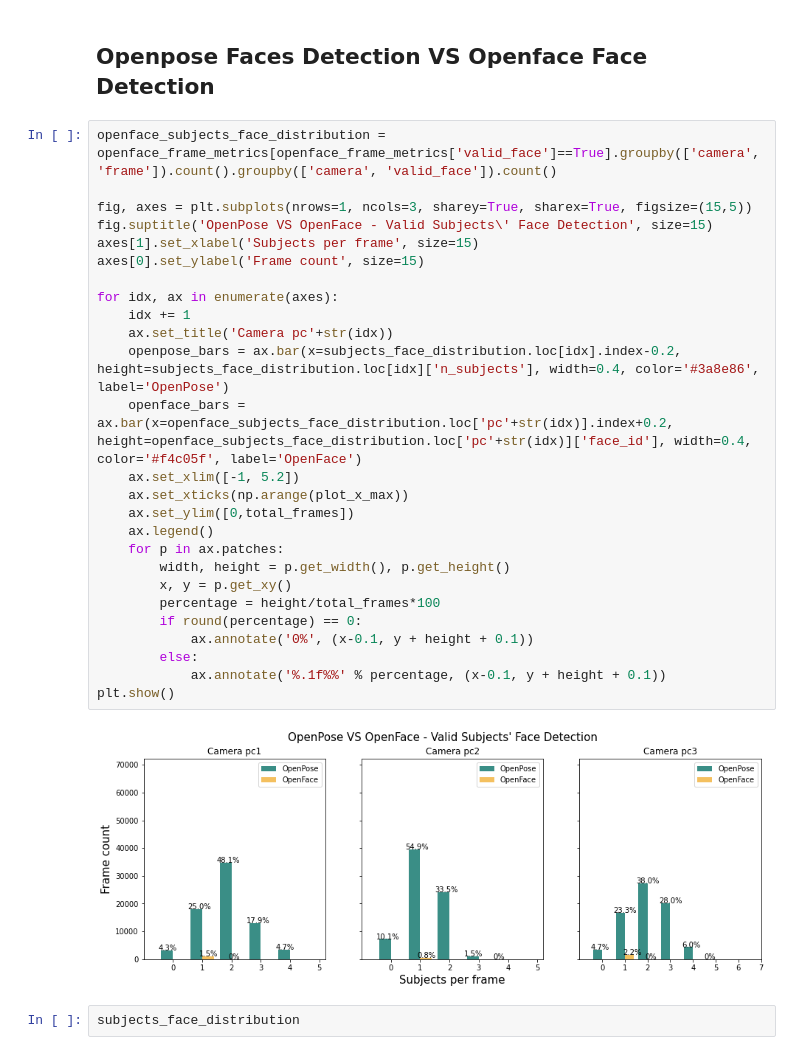
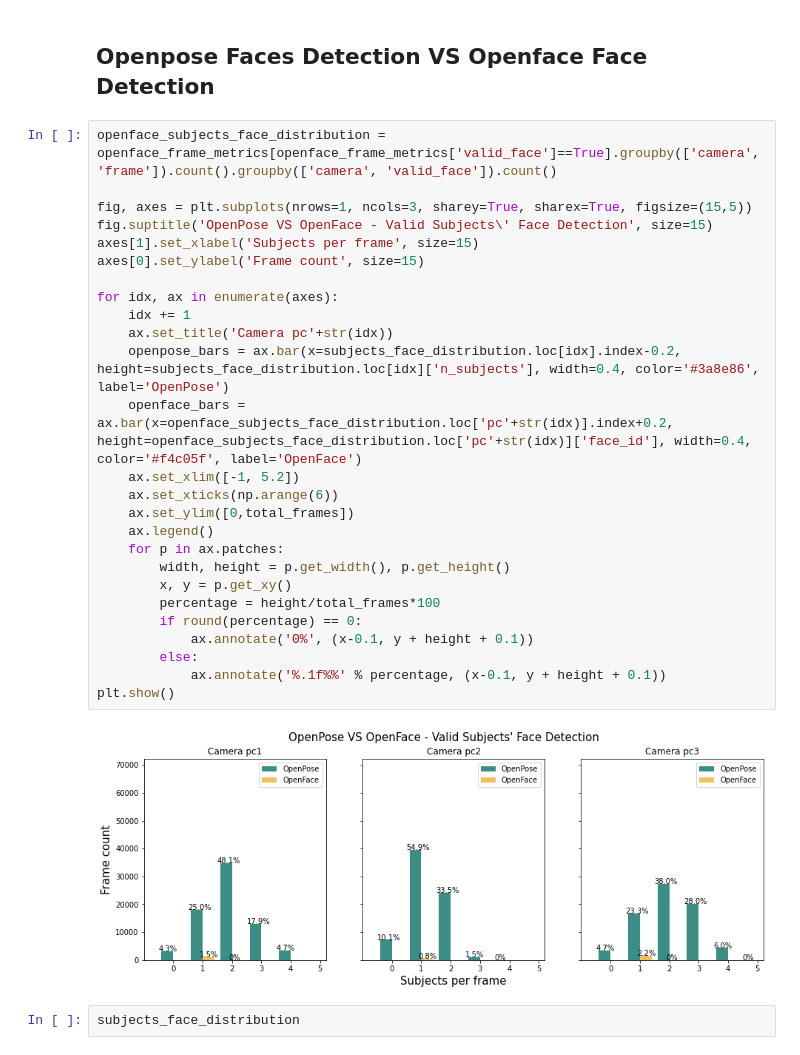
Before and after one commit to fraza0/nonverbal_communication_analysis, a Jupyter notebook: nonverbal_communication_analysis/m_StatisticalAnalysis/openpose_initial_analysis.ipynb, the cells around one changed output. Cells and saved outputs as stored; diff of their text form.

```diff
--- a/nonverbal_communication_analysis/m_StatisticalAnalysis/openpose_initial_analysis.ipynb
+++ b/nonverbal_communication_analysis/m_StatisticalAnalysis/openpose_initial_analysis.ipynb
@@ -214,31 +214,31 @@ plt.show()
 # %%
 openface_subjects_face_distribution = openface_frame_metrics[openface_frame_metrics['valid_face']==True].groupby(['camera', 'frame']).count().groupby(['camera', 'valid_face']).count()
 
 fig, axes = plt.subplots(nrows=1, ncols=3, sharey=True, sharex=True, figsize=(15,5))
 fig.suptitle('OpenPose VS OpenFace - Valid Subjects\' Face Detection', size=15)
 axes[1].set_xlabel('Subjects per frame', size=15)
 axes[0].set_ylabel('Frame count', size=15)
 
 for idx, ax in enumerate(axes):
     idx += 1
     ax.set_title('Camera pc'+str(idx))
     openpose_bars = ax.bar(x=subjects_face_distribution.loc[idx].index-0.2, height=subjects_face_distribution.loc[idx]['n_subjects'], width=0.4, color='#3a8e86', label='OpenPose')
     openface_bars = ax.bar(x=openface_subjects_face_distribution.loc['pc'+str(idx)].index+0.2, height=openface_subjects_face_distribution.loc['pc'+str(idx)]['face_id'], width=0.4, color='#f4c05f', label='OpenFace')
     ax.set_xlim([-1, 5.2])
-    ax.set_xticks(np.arange(plot_x_max))
+    ax.set_xticks(np.arange(6))
     ax.set_ylim([0,total_frames])
     ax.legend()
     for p in ax.patches:
         width, height = p.get_width(), p.get_height()
         x, y = p.get_xy()
         percentage = height/total_frames*100
         if round(percentage) == 0:
             ax.annotate('0%', (x-0.1, y + height + 0.1))
         else:
             ax.annotate('%.1f%%' % percentage, (x-0.1, y + height + 0.1))
 plt.show()
 # %% [output]
-[figure, old version]
+[figure, new version]
 # %%
 subjects_face_distribution
 # %% [output]
```
Also changed, not shown: parts of 5 cells of this notebook, 3 other files.
